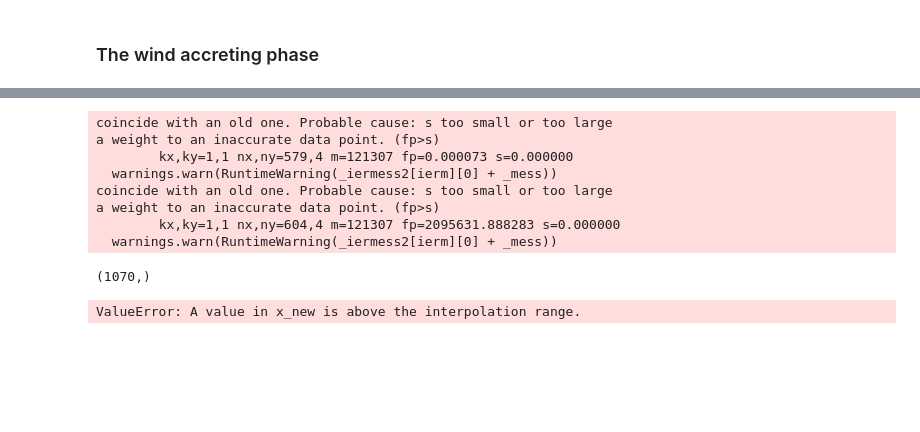
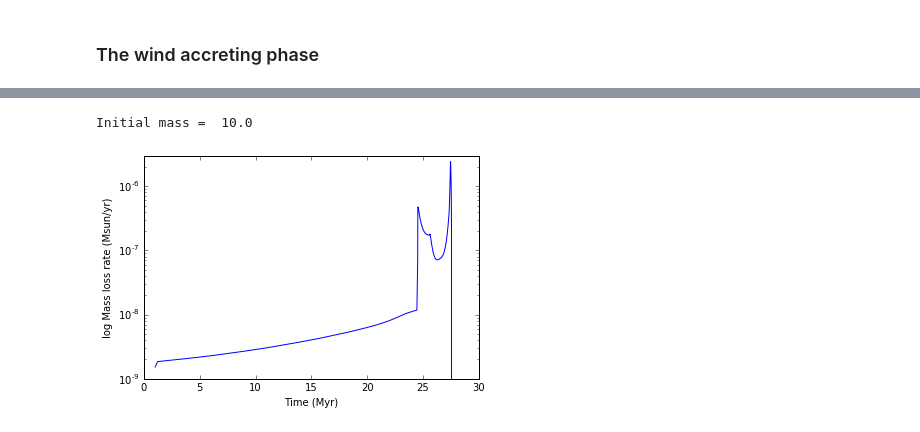
Before and after one commit to astroJeff/XRB, a Jupyter notebook: notebooks/XRB Probability.ipynb, the cells around one changed output, grey strips where cells are left out. Cells and saved outputs as stored; diff of their text form; code cells hidden in the pictures; blank space fills up the shorter version.

```diff
--- a/notebooks/XRB Probability.ipynb
+++ b/notebooks/XRB Probability.ipynb
@@ -170,26 +214,25 @@ ValueError: A value in x_new is above the interpolation range.
-# %%
-func_get_sse_Mdot = interp2d(sse_data["mass_init"], sse_data["time"], sse_data["mdot"], kind='linear')
-func_get_sse_mass = interp2d(sse_data["mass_init"], sse_data["time"], sse_data["mass"], kind='linear')
-# %% [output]
-coincide with an old one. Probable cause: s too small or too large
-a weight to an inaccurate data point. (fp>s)
-        kx,ky=1,1 nx,ny=579,4 m=121307 fp=0.000073 s=0.000000
-  warnings.warn(RuntimeWarning(_iermess2[ierm][0] + _mess))
-coincide with an old one. Probable cause: s too small or too large
-a weight to an inaccurate data point. (fp>s)
-        kx,ky=1,1 nx,ny=604,4 m=121307 fp=2095631.888283 s=0.000000
-  warnings.warn(RuntimeWarning(_iermess2[ierm][0] + _mess))
-# %%
-sse_tmp_data = sse_data[np.where(abs(sse_data["mass_init"] - 8.055) < 0.01)]
-print sse_tmp_data.shape
-
-func_get_sse_Mdot = interp1d(sse_tmp_data["time"]/sse_tmp_data[-1]["time"], sse_tmp_data["mdot"], kind='linear')
-
-tmp_time = np.arange(0.01, 0.999, 0.001)
-tmp_Mdot = func_get_sse_Mdot(tmp_time)
-
-plt.plot(tmp_time, tmp_Mdot)
-plt.show()
-# %% [output]
-(1070,)
-ValueError: A value in x_new is above the interpolation range.
+# %%
+# Pick the index for a 10 Msun model
+mass = 10.0
+tmp = int(mass*100.0)-100
+
+print "Initial mass = ", func_sse_mass[tmp](0.0)
+
+temp_x = np.linspace(1.0, min(func_sse_tmax[tmp], xmax), 2000)
+temp_y = func_sse_mdot[tmp](temp_x)
+
+plt.plot(temp_x, temp_y)
+
+# Same x,y limits as previous plot
+#plt.xlim(xmin, xmax)
+plt.ylim(1.0e-9,3.0e-6)
+
+plt.yscale('log')
+
+plt.xlabel("Time (Myr)")
+plt.ylabel("log Mass loss rate (Msun/yr)")
+
+plt.show()
+# %% [output]
+Initial mass =  10.0
+[figure, added]
```
Also changed, not shown: parts of 13 cells of this notebook.
